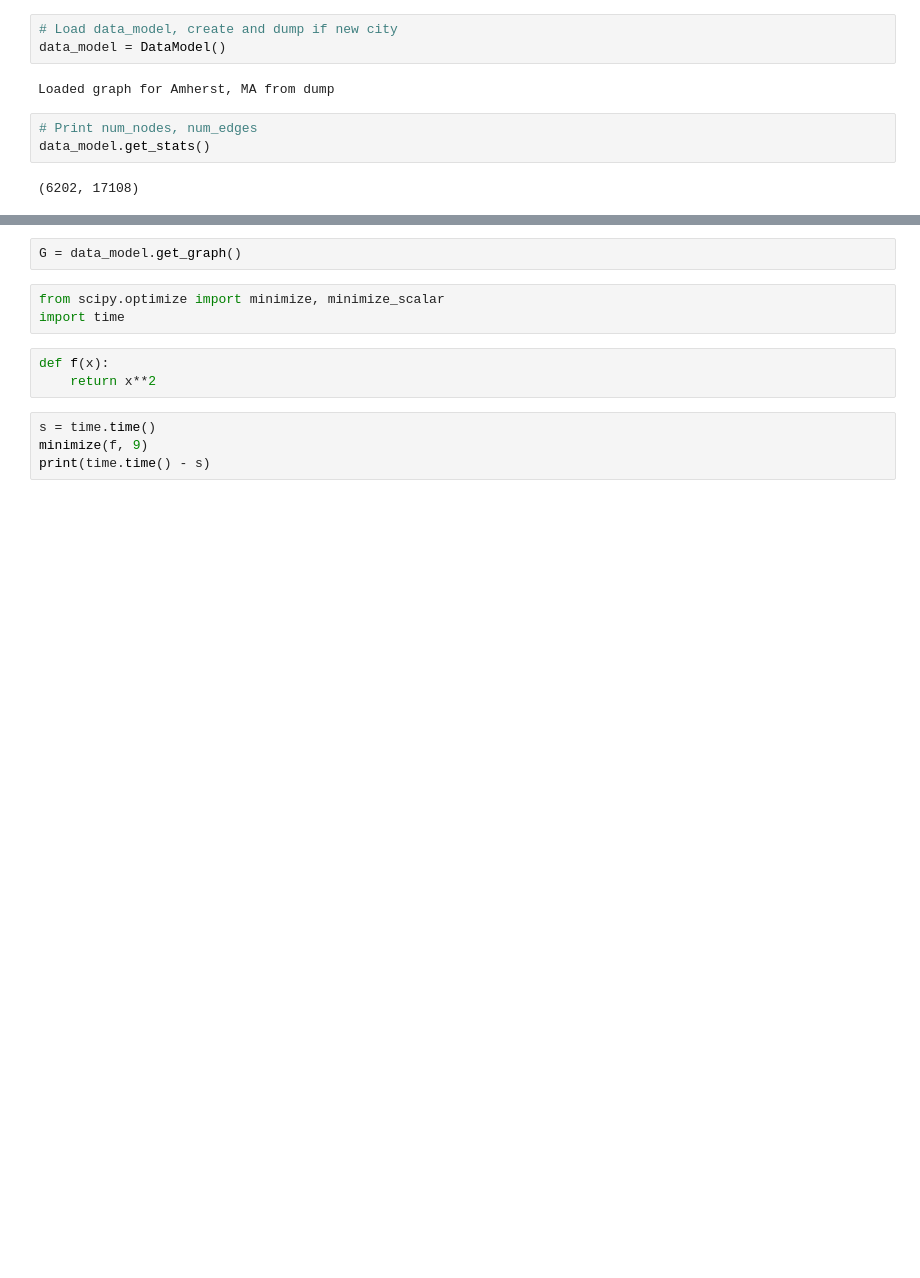
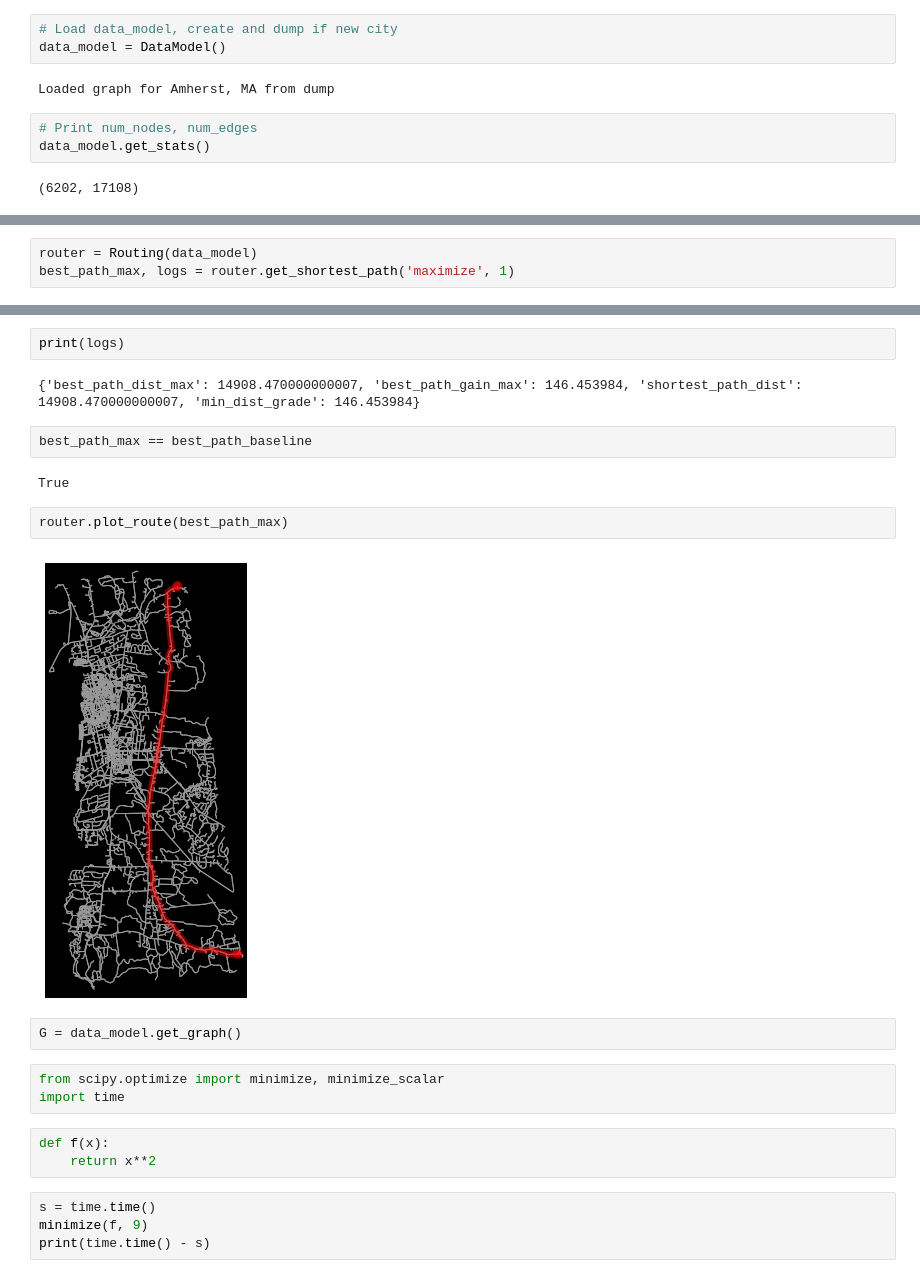
Before and after one commit to abhikdeb/cs520-project, a Jupyter notebook: EleNa/src/app/data_model/run.ipynb, the cells around one changed output, grey strips where cells are left out. Drawn from its saved outputs; the diff is of its cells as text; blank space fills up the shorter version.

```diff
--- a/EleNa/src/app/data_model/run.ipynb
+++ b/EleNa/src/app/data_model/run.ipynb
@@ -23,0 +51,3 @@ KeyError: 0
+# %%
+router = Routing(data_model)
+best_path_max, logs = router.get_shortest_path('maximize', 1)
@@ -24,3 +72,15 @@ KeyError: 0
+# %%
+print(logs)
+# %% [output]
+{'best_path_dist_max': 14908.470000000007, 'best_path_gain_max': 146.453984, 'shortest_path_dist': 14908.470000000007, 'min_dist_grade': 146.453984}
+# %%
+best_path_max == best_path_baseline
+# %% [output]
+True
+# %%
+router.plot_route(best_path_max)
+# %% [output]
+[figure, added]
 # %%
 G = data_model.get_graph()
 # %%
```
Also changed, not shown: parts of 6 cells of this notebook, 1 other file.
